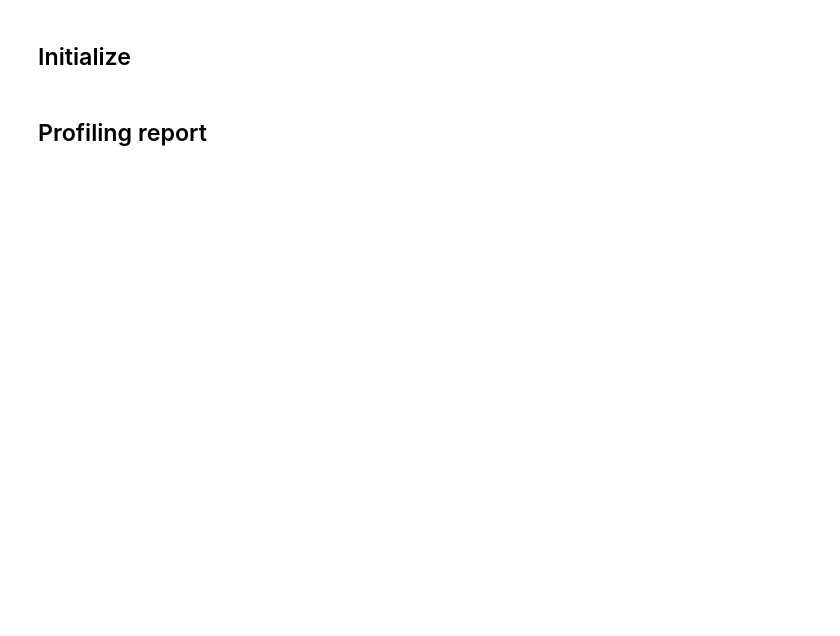
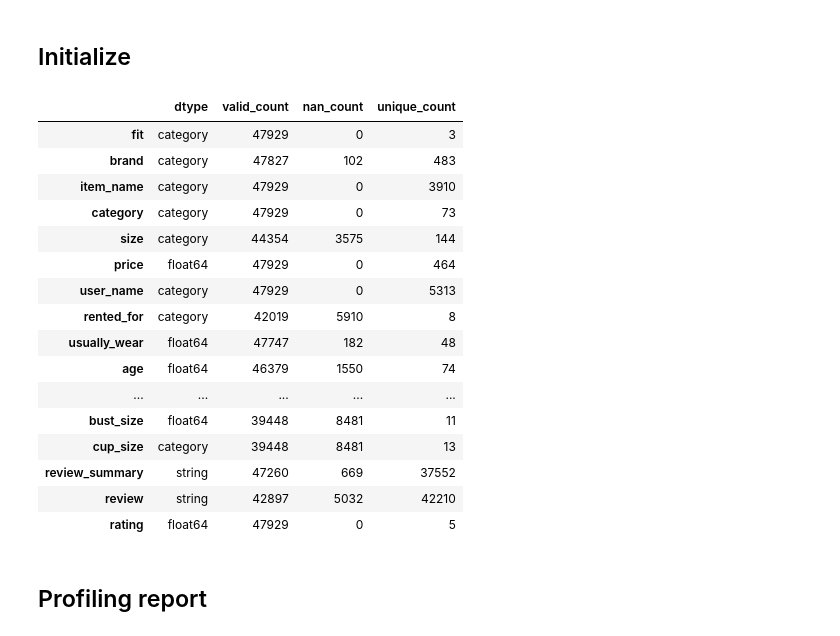
Before and after one commit to Dune-Z/Machine-Learning-Project, a Jupyter notebook: src/main.ipynb, the cells around one changed output. Cells and saved outputs as stored; diff of their text form; code cells hidden in the pictures; blank space fills up the shorter version.

```diff
--- a/src/main.ipynb
+++ b/src/main.ipynb
@@ -1,30 +1,66 @@
 # %% [markdown]
 ## Initialize
 # %%
+import os
+import sys
 import importlib
-
 import numpy as np
 import pandas as pd
+import scipy
+
+sys.path.append(os.path.abspath('../src'))
 
 import matplotlib as mpl
 import matplotlib.pyplot as plt
 import seaborn as sns
 
 mpl.rcParams['font.family'] = ['serif']
 mpl.rcParams['font.serif'] = ['Times New Roman']
 mpl.rcParams['mathtext.fontset'] = 'cm'
 
 import utils
 import preprocess
 
 importlib.reload(utils)
 importlib.reload(preprocess)
 
-from utils import fetch_train_data, describe_data, evaluate_model
+from utils import fetch_train_data, describe_data, evaluate_model, train_test_split
 from preprocess import Preprocessor
 
-train_df = fetch_train_data()
-train_df = Preprocessor().cleanse(train_df)
+df = fetch_train_data()
+
+train_df, test_df = train_test_split(df, test_size=0.2)
+
+train_df = Preprocessor().cleanse(train_df, is_train=True)
+train_df.reset_index(drop=True, inplace=True)
 train_df.dropna(subset=['fit'], inplace=True)
-# desc_df = describe_data(train_df)
-# desc_df
+
+test_df['fit'].replace({
+    'Small': '1',
+    'True to Size': '2',
+    'Large': '3'
+},
+                       inplace=True)
+test_df = Preprocessor().cleanse(test_df)
+test_df.reset_index(drop=True, inplace=True)
+test_df.dropna(subset=['fit'], inplace=True)
+
+describe_data(train_df)
+# %% [output]
+|  | dtype | valid_count | nan_count | unique_count |
+| fit | category | 47929 | 0 | 3 |
+| brand | category | 47827 | 102 | 483 |
+| item_name | category | 47929 | 0 | 3910 |
+| category | category | 47929 | 0 | 73 |
+| size | category | 44354 | 3575 | 144 |
+| price | float64 | 47929 | 0 | 464 |
+| user_name | category | 47929 | 0 | 5313 |
+| rented_for | category | 42019 | 5910 | 8 |
+| usually_wear | float64 | 47747 | 182 | 48 |
+| age | float64 | 46379 | 1550 | 74 |
+| ... | ... | ... | ... | ... |
+| bust_size | float64 | 39448 | 8481 | 11 |
+| cup_size | category | 39448 | 8481 | 13 |
+| review_summary | string | 47260 | 669 | 37552 |
+| review | string | 42897 | 5032 | 42210 |
+| rating | float64 | 47929 | 0 | 5 |
```
Also changed, not shown: parts of 5 cells of this notebook, 4 other files.
